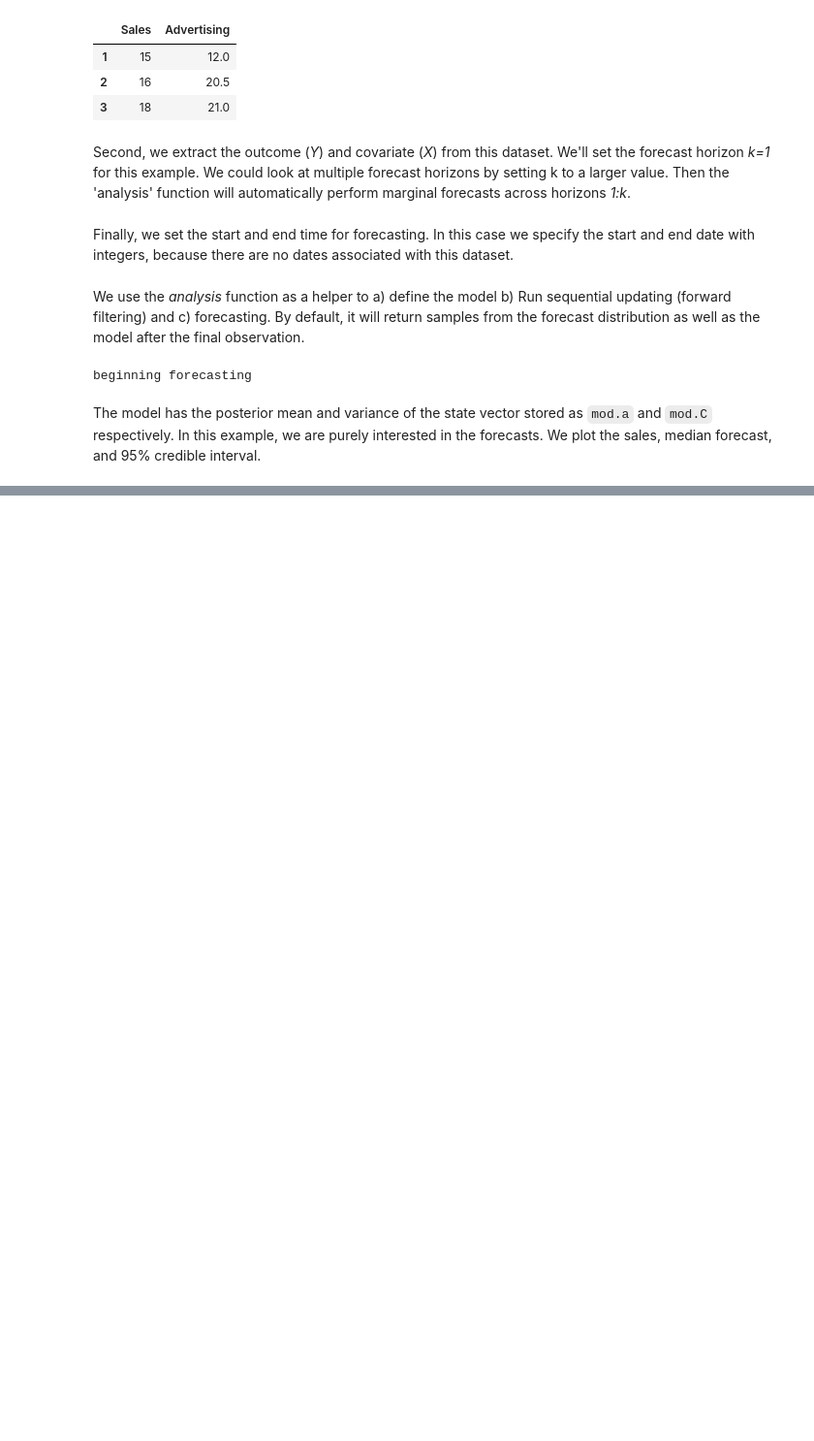
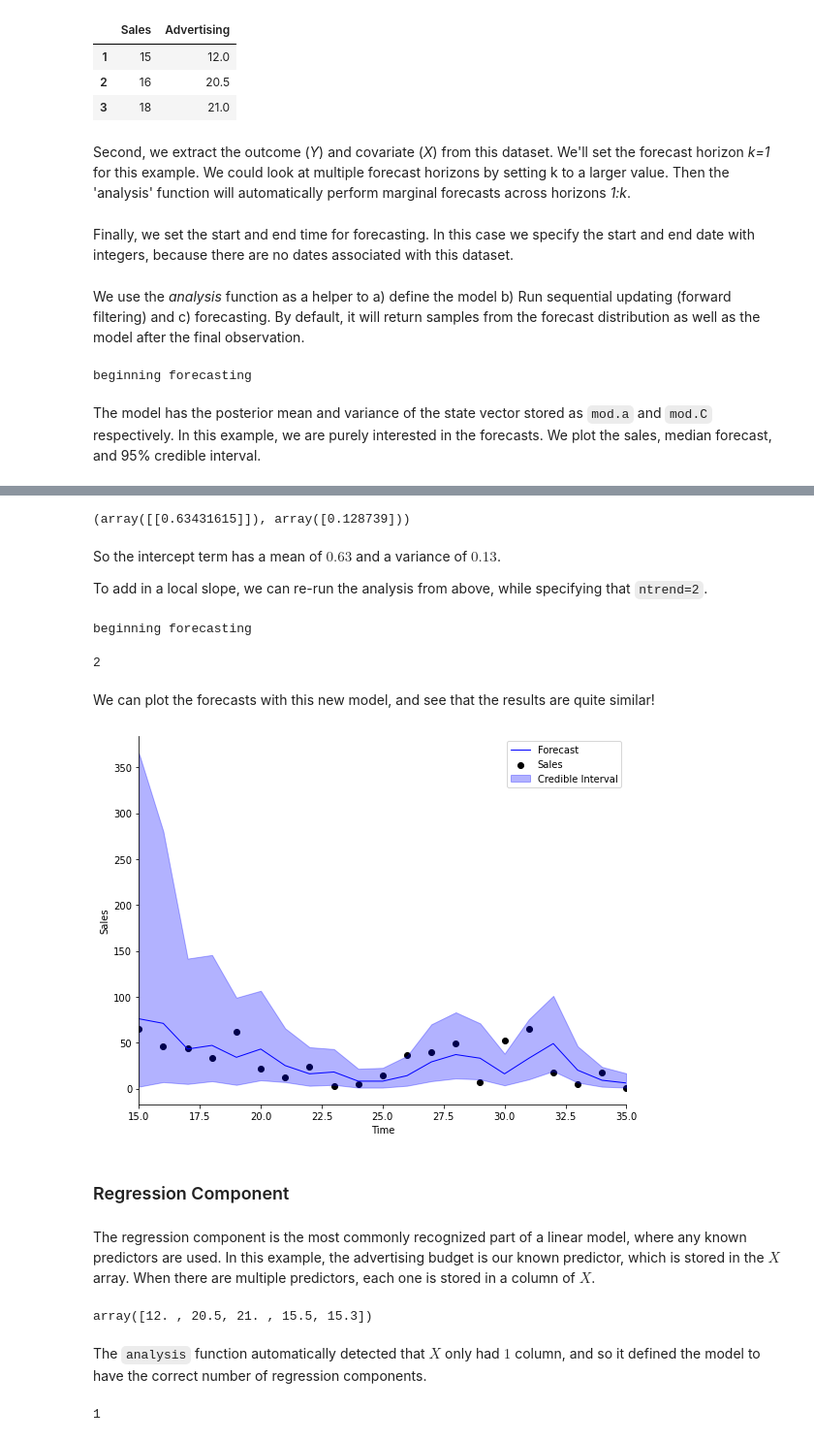
Before and after one commit to lavinei/pybats_nbdev, a Jupyter notebook: nbs/index.ipynb, the cells around one changed output, grey strips where cells are left out. Shown at 97% size. Cells and saved outputs as stored; diff of their text form; code cells hidden in the pictures; blank space fills up the shorter version.

```diff
--- a/nbs/index.ipynb
+++ b/nbs/index.ipynb
@@ -81,0 +104,53 @@ ax = ax_style(ax, ylabel='Sales', xlabel='Time', xlim=[forecast_start, forecast_
+# %%
+mod.a[mod.itrend], mod.R.diagonal()[mod.itrend]
+# %% [output]
+(array([[0.63431615]]), array([0.128739]))
+# %% [markdown]
+So the intercept term has a mean of $0.63$ and a variance of $0.13$.
+
+To add in a local slope, we can re-run the analysis from above, while specifying that `ntrend=2`.
+# %%
+mod, samples = analysis(Y, X, family="poisson",
+ntrend=2,                           # Use an intercept and local slope
+forecast_start=forecast_start,      # First time step to forecast on
+forecast_end=forecast_end,          # Final time step to forecast on
+k=k,                                # Forecast horizon. If k>1, default is to forecast 1:k steps ahead, marginally
+prior_length=6,                     # How many data point to use in defining prior
+rho=.5,                             # Random effect extension, increases variance of Poisson DGLM (see Berry and West, 2019)
+deltrend=0.95,                      # Discount factor on the trend component (intercept)
+delregn=0.95                        # Discount factor on the regression component
+)
+# %% [output]
+beginning forecasting
+# %%
+mod.ntrend
+# %% [output]
+2
+# %% [markdown]
+We can plot the forecasts with this new model, and see that the results are quite similar!
+# %%
+# Take the median as the point forecast
+forecast = median(samples)
+
+# Plot the 1-step ahead point forecast plus the 95% credible interval
+fig, ax = plt.subplots(1,1, figsize=(8, 6))
+ax = plot_data_forecast(fig, ax, Y[forecast_start:forecast_end + k], forecast, samples,
+                        dates=np.arange(forecast_start, forecast_end+1, dtype='int'))
+ax = ax_style(ax, ylabel='Sales', xlabel='Time', xlim=[forecast_start, forecast_end],
+              legend=['Forecast', 'Sales', 'Credible Interval'])
+# %% [output]
+[figure, added]
+# %% [markdown]
+### Regression Component
+# %% [markdown]
+The regression component is the most commonly recognized part of a linear model, where any known predictors are used. In this example, the advertising budget is our known predictor, which is stored in the $X$ array. When there are multiple predictors, each one is stored in a column of $X$.
+# %%
+X[:5]
+# %% [output]
+array([12. , 20.5, 21. , 15.5, 15.3])
+# %% [markdown]
+The `analysis` function automatically detected that $X$ only had $1$ column, and so it defined the model to have the correct number of regression components.
+# %%
+mod.nregn
+# %% [output]
+1
```
Also changed, not shown: parts of 19 cells of this notebook, 7 other files.
